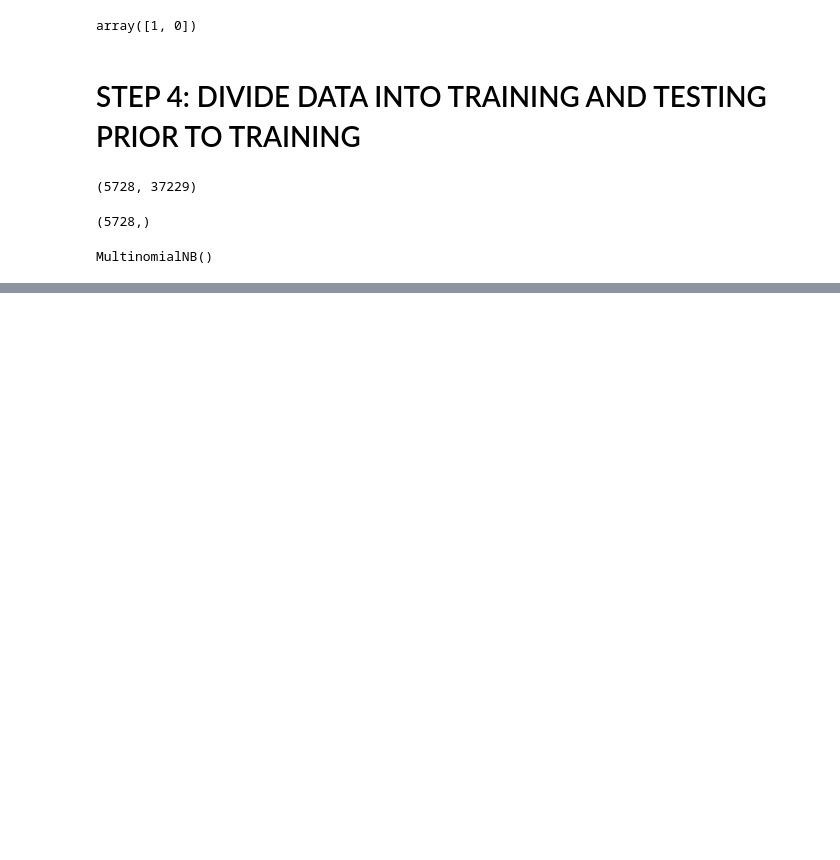
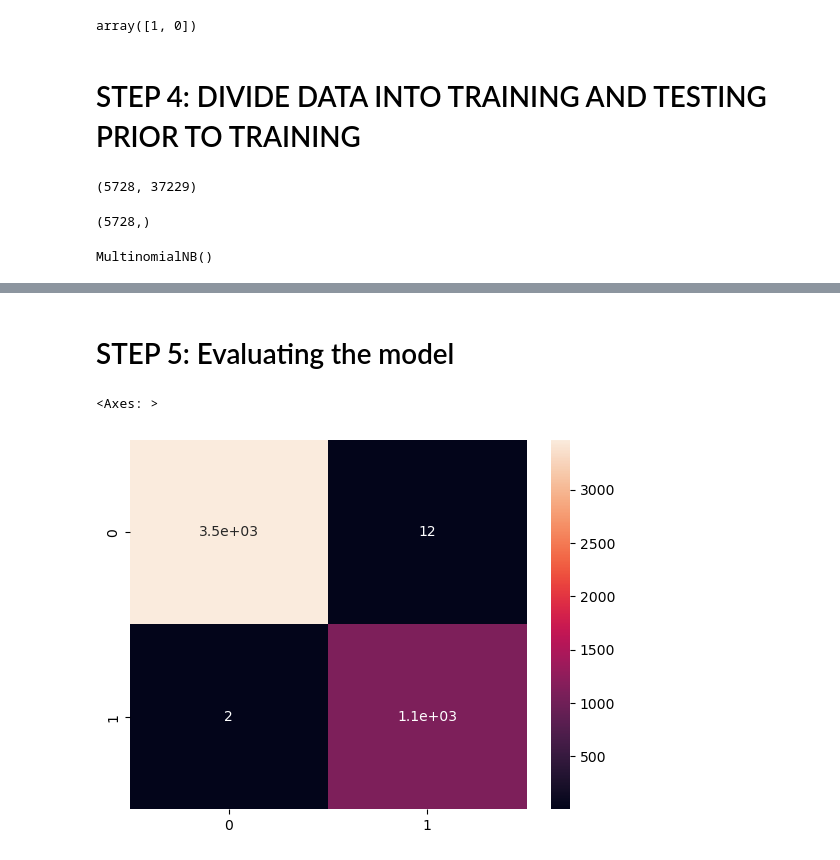
Before and after one commit to elarsaks/8ML-Projects, a Jupyter notebook: Project 6/MySolution.ipynb, the cells around one changed output, grey strips where cells are left out. Cells and saved outputs as stored; diff of their text form; code cells hidden in the pictures; blank space fills up the shorter version.

```diff
--- a/Project 6/MySolution.ipynb
+++ b/Project 6/MySolution.ipynb
@@ -273,0 +272,2 @@ TypeError: Sparse data was passed for X, but dense data is required. Use '.toarr
+# %% [markdown]
+# STEP 5: Evaluating the model
@@ -273,0 +278,8 @@ TypeError: Sparse data was passed for X, but dense data is required. Use '.toarr
+# %%
+y_predict_train = NB_classifier.predict(X_train)
+y_predict_train
+cm = confusion_matrix(y_train, y_predict_train)
+sns.heatmap(cm, annot=True)
+# %% [output]
+<Axes: >
+[figure, added]
```
Also changed, not shown: parts of 10 cells of this notebook, 3 other files.
